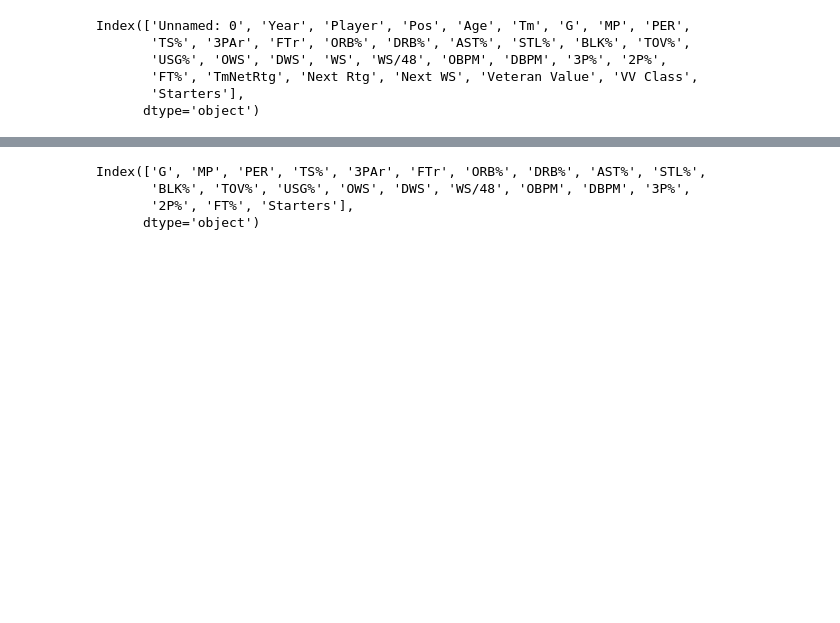
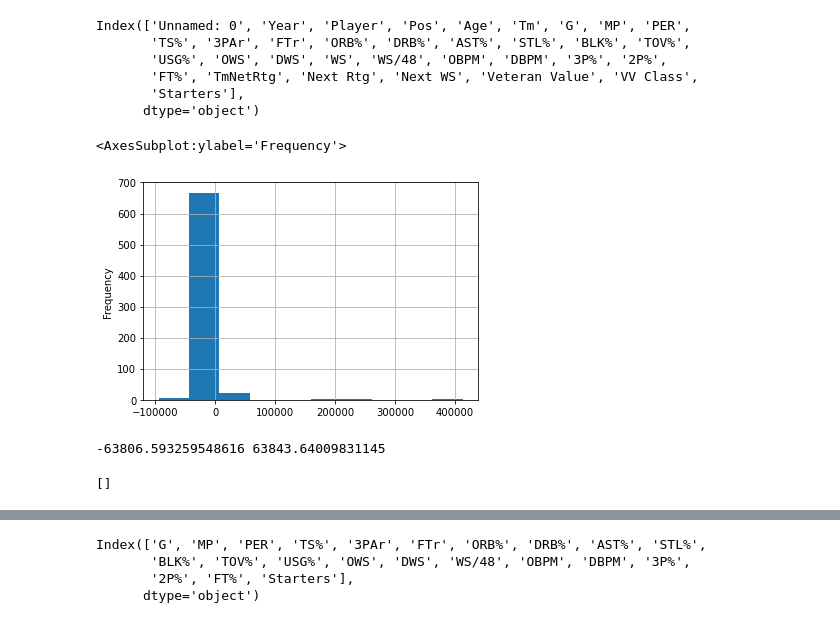
Before and after one commit to GauravMohan1/NBA-Veteran_Analysis, a Jupyter notebook: ml_modeling.ipynb, the cells around one changed output, grey strips where cells are left out. Saved outputs shown, nothing was run; the diff lists cells and outputs as text; code cells hidden in the pictures; blank space fills up the shorter version.

```diff
--- a/ml_modeling.ipynb
+++ b/ml_modeling.ipynb
@@ -17,5 +27,3 @@ Index(['Unnamed: 0', 'Year', 'Player', 'Pos', 'Age', 'Tm', 'G', 'MP', 'PER',
        'FT%', 'TmNetRtg', 'Next Rtg', 'Next WS', 'Veteran Value', 'VV Class',
        'Starters'],
       dtype='object')
-# %%
-df = df.sample(frac=1, random_state=42).reset_index(drop=True)
@@ -24,0 +30,16 @@ target_class = df['VV Class']
+# %%
+df['Veteran Value'].plot.hist(grid=True)
+# %% [output]
+<AxesSubplot:ylabel='Frequency'>
+[figure, added]
+# %%
+# calculate summary statistics
+data = df['Veteran Value']
+data_mean, data_std = np.mean(data), np.std(data)
+# identify outliers
+cut_off = data_std * 3
+lower, upper = data_mean - cut_off, data_mean + cut_off
+print(lower, upper)
+lower, upper = -10000, 10000
+# %% [output]
+-63806.593259548616 63843.64009831145
@@ -24,0 +50,5 @@ target_class = df['VV Class']
+# %%
+outliers = [x[0] for x in enumerate(df['Veteran Value']) if x[1] < lower or x[1] > upper]
+outliers
+# %% [output]
+[]
```
Also changed, not shown: parts of 33 cells of this notebook.
